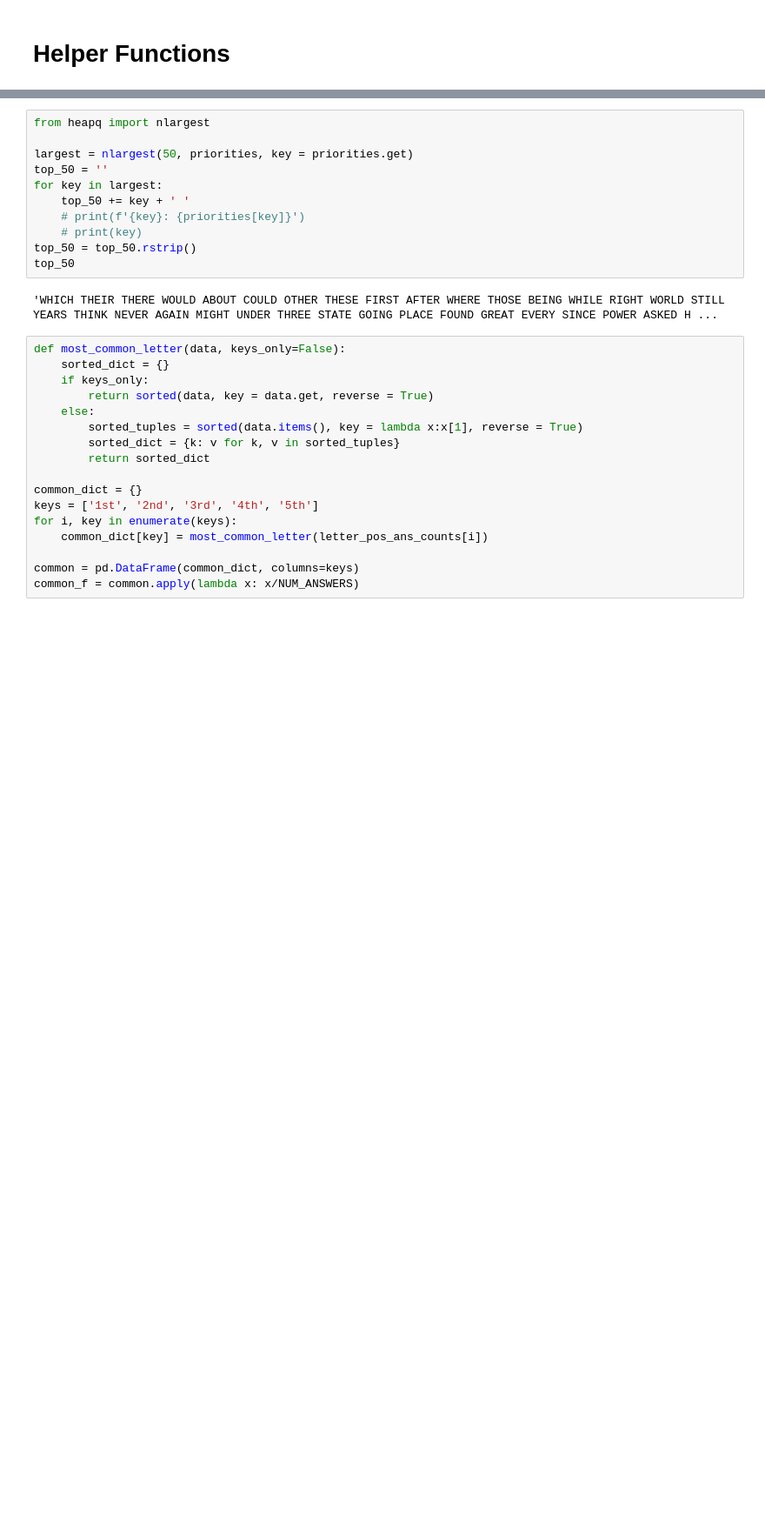
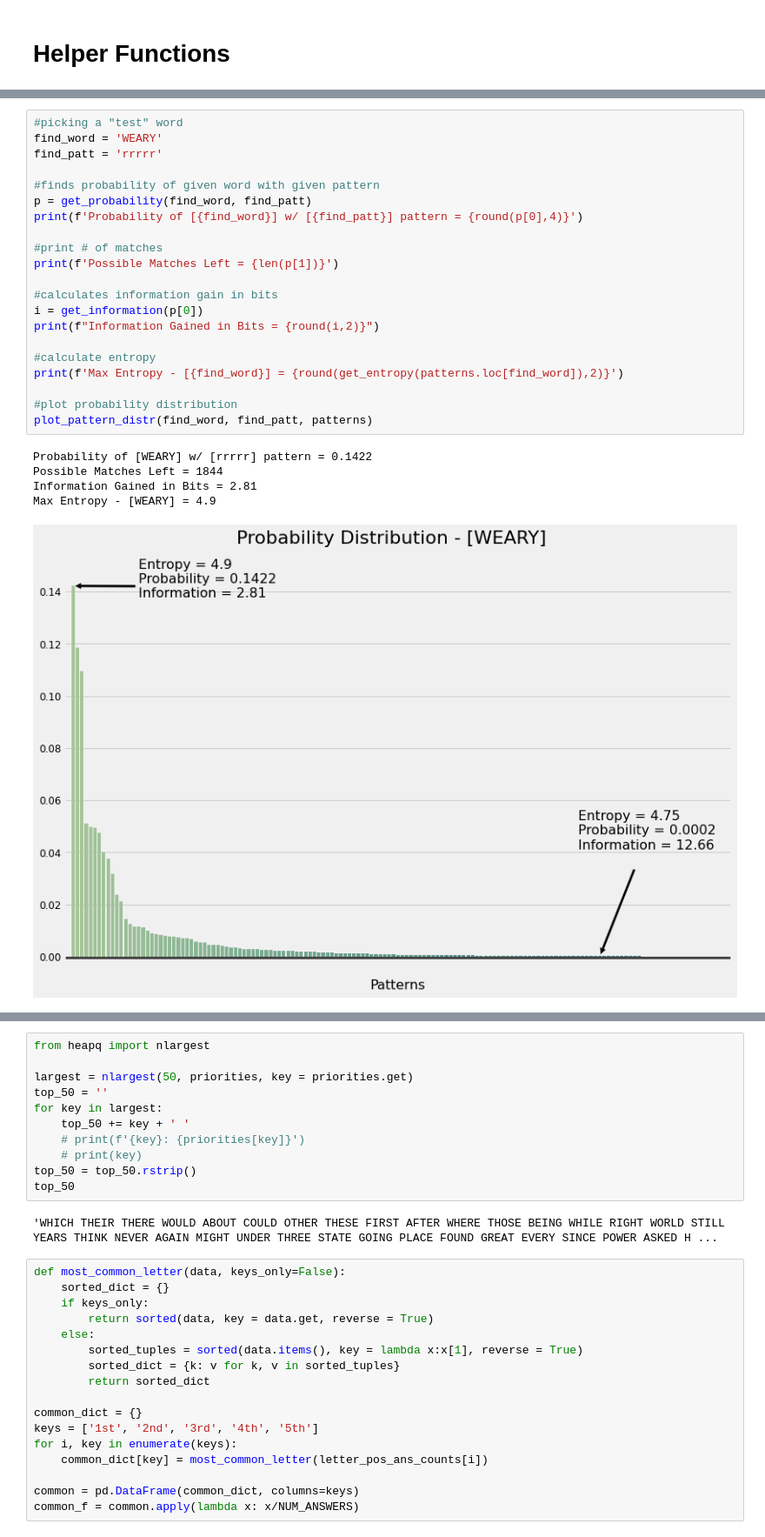
Before and after one commit to noah-kg/wordle-data-analysis, a Jupyter notebook: Wordle Analysis.ipynb, the cells around one changed output, grey strips where cells are left out. Shown: that part at 87% size. Cells and saved outputs as stored; diff of their text form; blank space fills up the shorter version.

```diff
--- a/Wordle Analysis.ipynb
+++ b/Wordle Analysis.ipynb
@@ -788,0 +725,27 @@ Max Entropy - [SLATE] = 5.871215373158396
+# %%
+#picking a "test" word
+find_word = 'WEARY'
+find_patt = 'rrrrr'
+
+#finds probability of given word with given pattern
+p = get_probability(find_word, find_patt)
+print(f'Probability of [{find_word}] w/ [{find_patt}] pattern = {round(p[0],4)}')
+
+#print # of matches
+print(f'Possible Matches Left = {len(p[1])}')
+
+#calculates information gain in bits
+i = get_information(p[0])
+print(f"Information Gained in Bits = {round(i,2)}")
+
+#calculate entropy
+print(f'Max Entropy - [{find_word}] = {round(get_entropy(patterns.loc[find_word]),2)}')
+
+#plot probability distribution
+plot_pattern_distr(find_word, find_patt, patterns)
+# %% [output]
+Probability of [WEARY] w/ [rrrrr] pattern = 0.1422
+Possible Matches Left = 1844
+Information Gained in Bits = 2.81
+Max Entropy - [WEARY] = 4.9
+[figure, added]
```
Also changed, not shown: parts of 15 cells of this notebook, 1 other file.
